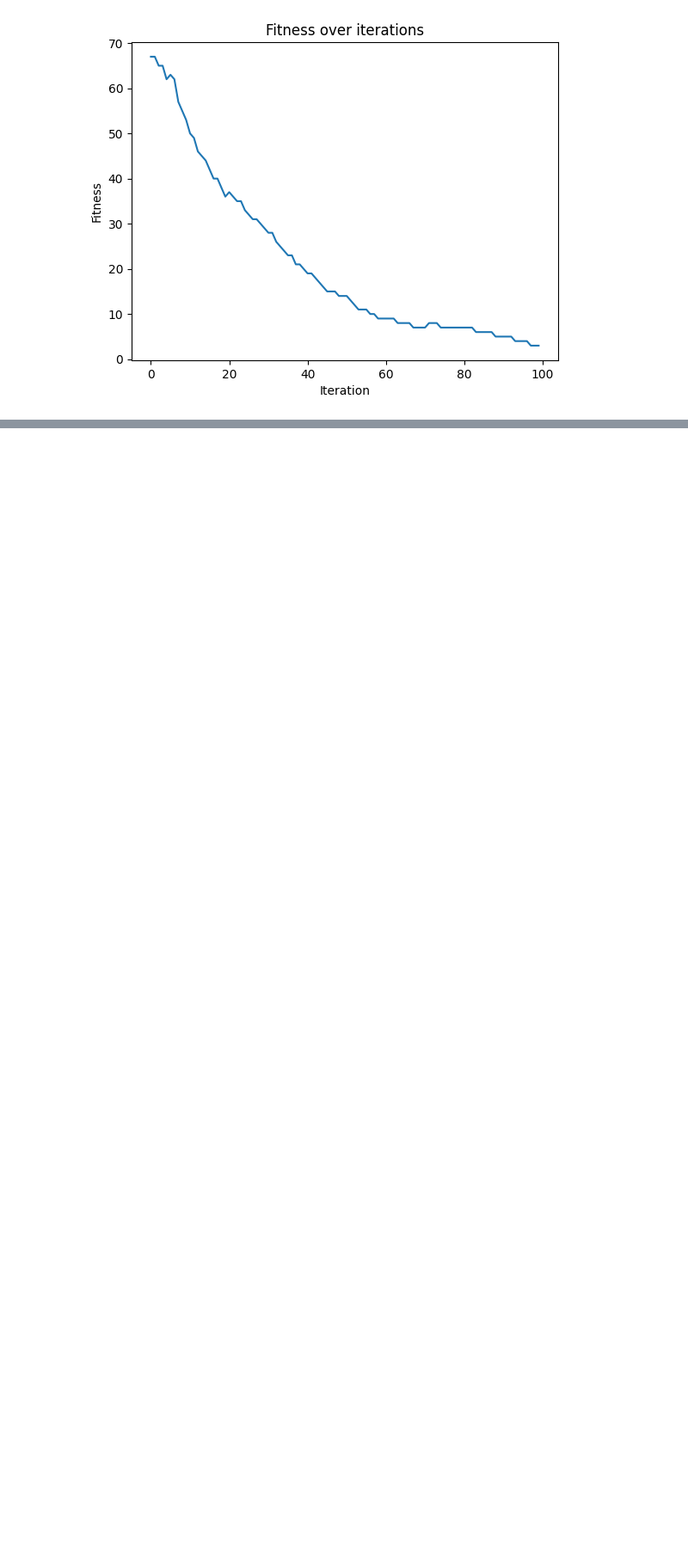
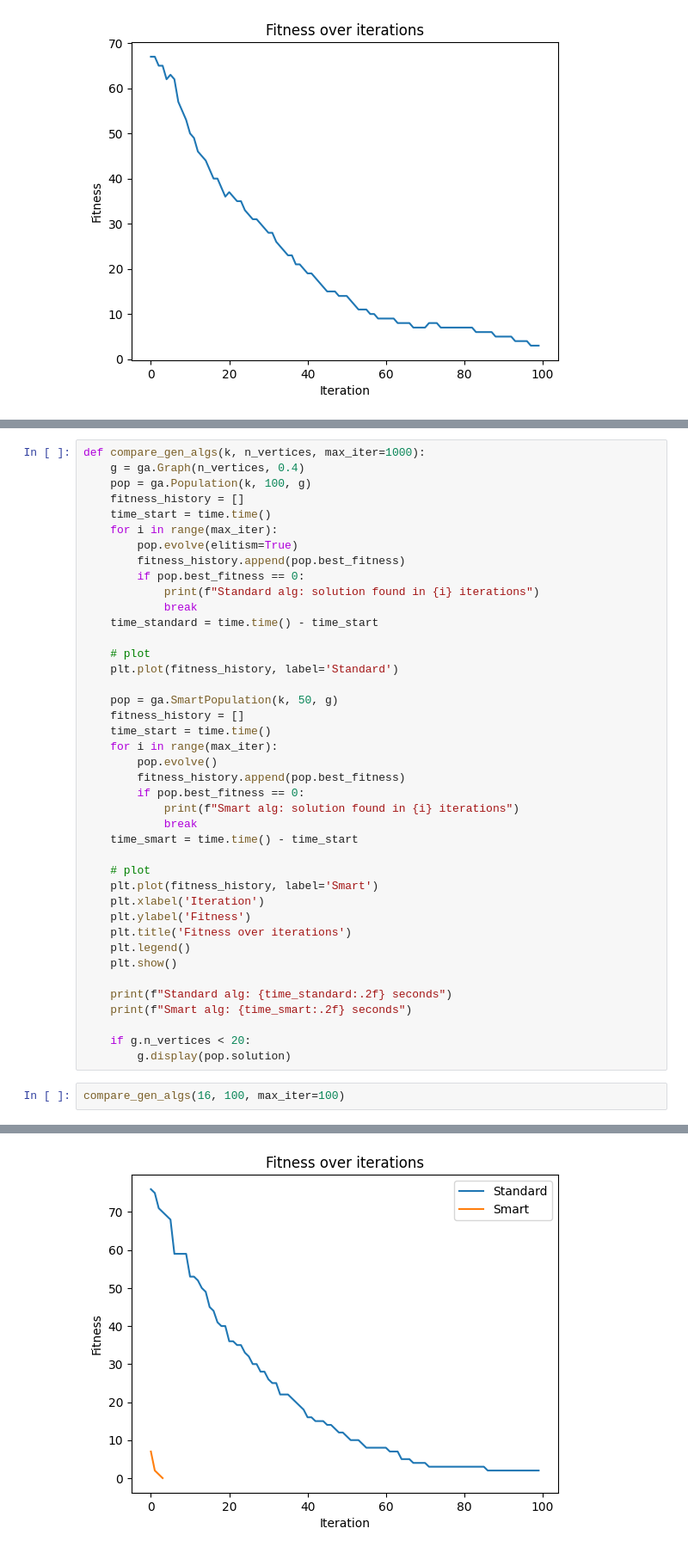
Before and after one commit to Brusa99/GA4GraphColoring, a Jupyter notebook: examples/ga_coloring.ipynb, the cells around one changed output, grey strips where cells are left out. Shown: that part at 86% size. Cells and saved outputs as stored; diff of their text form; blank space fills up the shorter version.

```diff
--- a/examples/ga_coloring.ipynb
+++ b/examples/ga_coloring.ipynb
@@ -98,0 +102,44 @@ evolution_course(g, 16, max_iter=100, population_size=100)
+# %%
+def compare_gen_algs(k, n_vertices, max_iter=1000):
+    g = ga.Graph(n_vertices, 0.4)
+    pop = ga.Population(k, 100, g)
+    fitness_history = []
+    time_start = time.time()
+    for i in range(max_iter):
+        pop.evolve(elitism=True)
+        fitness_history.append(pop.best_fitness)
+        if pop.best_fitness == 0:
+            print(f"Standard alg: solution found in {i} iterations")
+            break
+    time_standard = time.time() - time_start
+
+    # plot
+    plt.plot(fitness_history, label='Standard')
+
+    pop = ga.SmartPopulation(k, 50, g)
+    fitness_history = []
+    time_start = time.time()
+    for i in range(max_iter):
+        pop.evolve()
+        fitness_history.append(pop.best_fitness)
+        if pop.best_fitness == 0:
+            print(f"Smart alg: solution found in {i} iterations")
+            break
+    time_smart = time.time() - time_start
+
+    # plot
+    plt.plot(fitness_history, label='Smart')
+    plt.xlabel('Iteration')
+    plt.ylabel('Fitness')
+    plt.title('Fitness over iterations')
+    plt.legend()
+    plt.show()
+
+    print(f"Standard alg: {time_standard:.2f} seconds")
+    print(f"Smart alg: {time_smart:.2f} seconds")
+
+    if g.n_vertices < 20:
+        g.display(pop.solution)
+# %%
+compare_gen_algs(16, 100, max_iter=100)
+# %% [output]
@@ -98,0 +147 @@ evolution_course(g, 16, max_iter=100, population_size=100)
+[figure, added]
```
Also changed, not shown: parts of 3 cells of this notebook.
